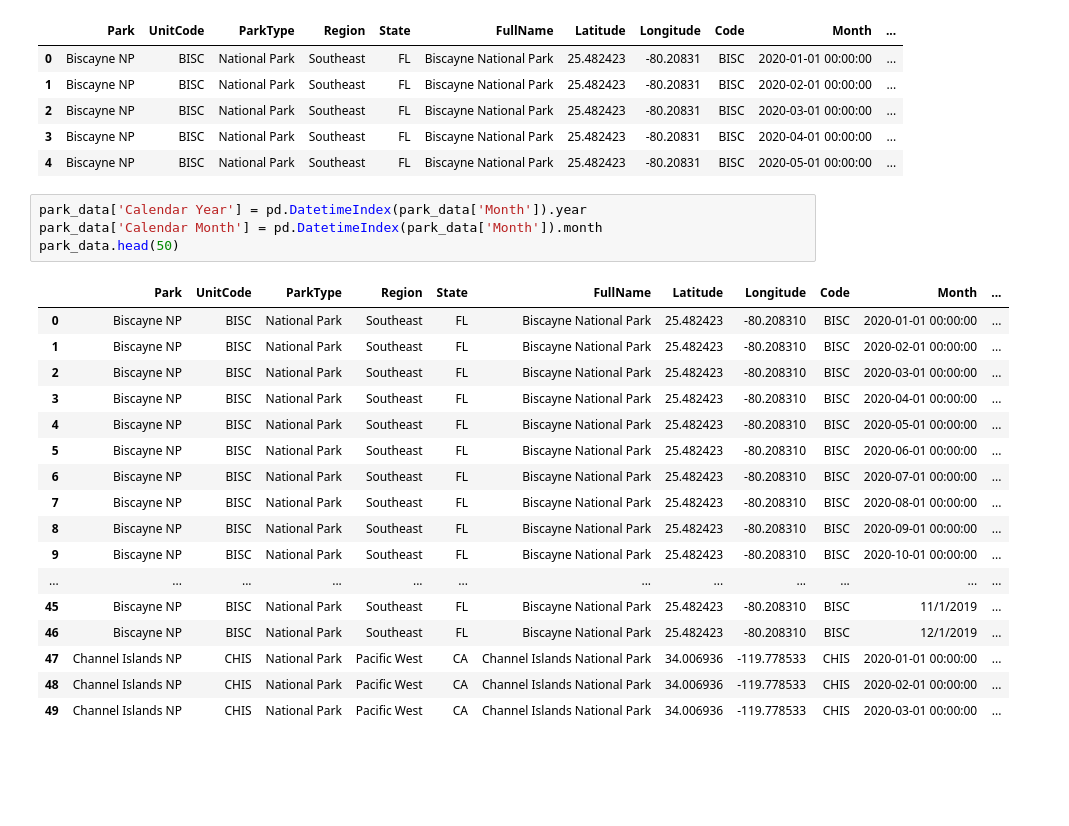
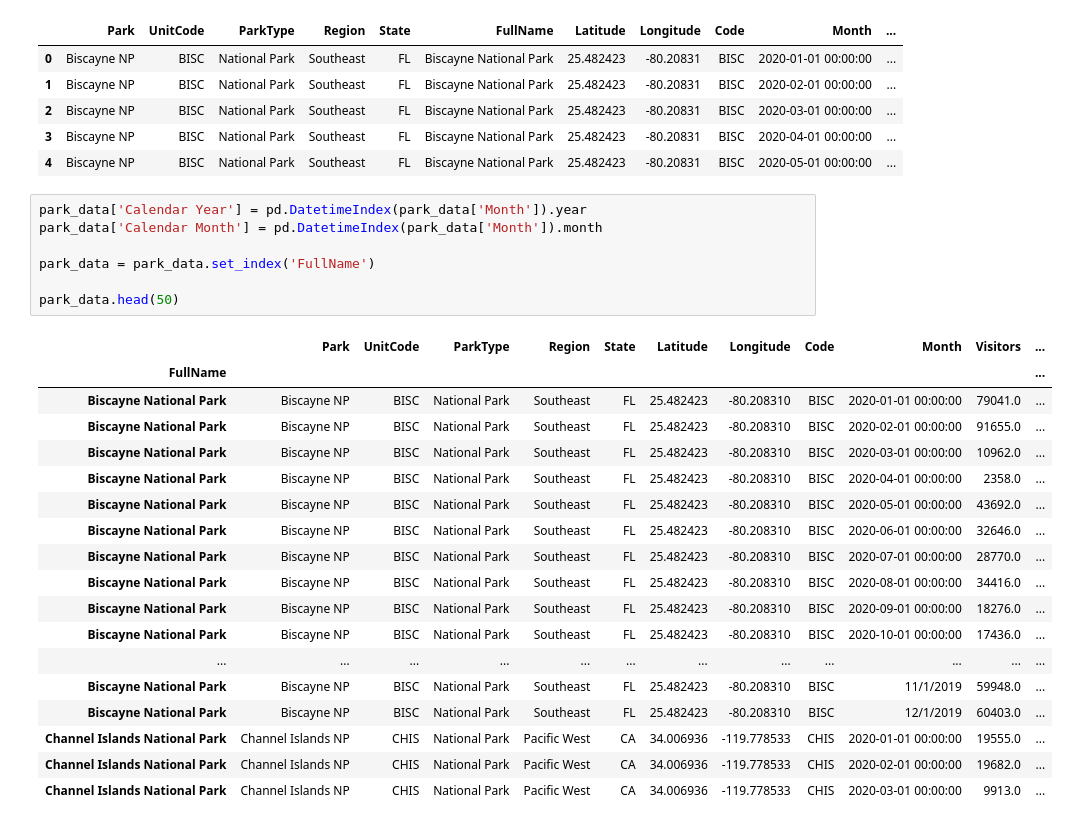
Before and after one commit to missymeyer/ProjectOne, a Jupyter notebook: Starter.ipynb, the cells around one changed output. Saved outputs shown, nothing was run; the diff lists cells and outputs as text; blank space fills up the shorter version.

```diff
--- a/Starter.ipynb
+++ b/Starter.ipynb
@@ -119,22 +120,26 @@ park_data.head()
 # %%
 park_data['Calendar Year'] = pd.DatetimeIndex(park_data['Month']).year
 park_data['Calendar Month'] = pd.DatetimeIndex(park_data['Month']).month
+
+park_data = park_data.set_index('FullName')
+
 park_data.head(50)
 # %% [output]
-|  | Park | UnitCode | ParkType | Region | State | FullName | Latitude | Longitude | Code | Month | ... |
-| 0 | Biscayne NP | BISC | National Park | Southeast | FL | Biscayne National Park | 25.482423 | -80.208310 | BISC | 2020-01-01 00:00:00 | ... |
-| 1 | Biscayne NP | BISC | National Park | Southeast | FL | Biscayne National Park | 25.482423 | -80.208310 | BISC | 2020-02-01 00:00:00 | ... |
-| 2 | Biscayne NP | BISC | National Park | Southeast | FL | Biscayne National Park | 25.482423 | -80.208310 | BISC | 2020-03-01 00:00:00 | ... |
-| 3 | Biscayne NP | BISC | National Park | Southeast | FL | Biscayne National Park | 25.482423 | -80.208310 | BISC | 2020-04-01 00:00:00 | ... |
-| 4 | Biscayne NP | BISC | National Park | Southeast | FL | Biscayne National Park | 25.482423 | -80.208310 | BISC | 2020-05-01 00:00:00 | ... |
-| 5 | Biscayne NP | BISC | National Park | Southeast | FL | Biscayne National Park | 25.482423 | -80.208310 | BISC | 2020-06-01 00:00:00 | ... |
-| 6 | Biscayne NP | BISC | National Park | Southeast | FL | Biscayne National Park | 25.482423 | -80.208310 | BISC | 2020-07-01 00:00:00 | ... |
-| 7 | Biscayne NP | BISC | National Park | Southeast | FL | Biscayne National Park | 25.482423 | -80.208310 | BISC | 2020-08-01 00:00:00 | ... |
-| 8 | Biscayne NP | BISC | National Park | Southeast | FL | Biscayne National Park | 25.482423 | -80.208310 | BISC | 2020-09-01 00:00:00 | ... |
-| 9 | Biscayne NP | BISC | National Park | Southeast | FL | Biscayne National Park | 25.482423 | -80.208310 | BISC | 2020-10-01 00:00:00 | ... |
+|  | Park | UnitCode | ParkType | Region | State | Latitude | Longitude | Code | Month | Visitors | ... |
+| FullName |  |  |  |  |  |  |  |  |  |  | ... |
+| Biscayne National Park | Biscayne NP | BISC | National Park | Southeast | FL | 25.482423 | -80.208310 | BISC | 2020-01-01 00:00:00 | 79041.0 | ... |
+| Biscayne National Park | Biscayne NP | BISC | National Park | Southeast | FL | 25.482423 | -80.208310 | BISC | 2020-02-01 00:00:00 | 91655.0 | ... |
+| Biscayne National Park | Biscayne NP | BISC | National Park | Southeast | FL | 25.482423 | -80.208310 | BISC | 2020-03-01 00:00:00 | 10962.0 | ... |
+| Biscayne National Park | Biscayne NP | BISC | National Park | Southeast | FL | 25.482423 | -80.208310 | BISC | 2020-04-01 00:00:00 | 2358.0 | ... |
+| Biscayne National Park | Biscayne NP | BISC | National Park | Southeast | FL | 25.482423 | -80.208310 | BISC | 2020-05-01 00:00:00 | 43692.0 | ... |
+| Biscayne National Park | Biscayne NP | BISC | National Park | Southeast | FL | 25.482423 | -80.208310 | BISC | 2020-06-01 00:00:00 | 32646.0 | ... |
+| Biscayne National Park | Biscayne NP | BISC | National Park | Southeast | FL | 25.482423 | -80.208310 | BISC | 2020-07-01 00:00:00 | 28770.0 | ... |
+| Biscayne National Park | Biscayne NP | BISC | National Park | Southeast | FL | 25.482423 | -80.208310 | BISC | 2020-08-01 00:00:00 | 34416.0 | ... |
+| Biscayne National Park | Biscayne NP | BISC | National Park | Southeast | FL | 25.482423 | -80.208310 | BISC | 2020-09-01 00:00:00 | 18276.0 | ... |
+| Biscayne National Park | Biscayne NP | BISC | National Park | Southeast | FL | 25.482423 | -80.208310 | BISC | 2020-10-01 00:00:00 | 17436.0 | ... |
 | ... | ... | ... | ... | ... | ... | ... | ... | ... | ... | ... | ... |
-| 45 | Biscayne NP | BISC | National Park | Southeast | FL | Biscayne National Park | 25.482423 | -80.208310 | BISC | 11/1/2019 | ... |
-| 46 | Biscayne NP | BISC | National Park | Southeast | FL | Biscayne National Park | 25.482423 | -80.208310 | BISC | 12/1/2019 | ... |
-| 47 | Channel Islands NP | CHIS | National Park | Pacific West | CA | Channel Islands National Park | 34.006936 | -119.778533 | CHIS | 2020-01-01 00:00:00 | ... |
-| 48 | Channel Islands NP | CHIS | National Park | Pacific West | CA | Channel Islands National Park | 34.006936 | -119.778533 | CHIS | 2020-02-01 00:00:00 | ... |
-| 49 | Channel Islands NP | CHIS | National Park | Pacific West | CA | Channel Islands National Park | 34.006936 | -119.778533 | CHIS | 2020-03-01 00:00:00 | ... |
+| Biscayne National Park | Biscayne NP | BISC | National Park | Southeast | FL | 25.482423 | -80.208310 | BISC | 11/1/2019 | 59948.0 | ... |
+| Biscayne National Park | Biscayne NP | BISC | National Park | Southeast | FL | 25.482423 | -80.208310 | BISC | 12/1/2019 | 60403.0 | ... |
+| Channel Islands National Park | Channel Islands NP | CHIS | National Park | Pacific West | CA | 34.006936 | -119.778533 | CHIS | 2020-01-01 00:00:00 | 19555.0 | ... |
+| Channel Islands National Park | Channel Islands NP | CHIS | National Park | Pacific West | CA | 34.006936 | -119.778533 | CHIS | 2020-02-01 00:00:00 | 19682.0 | ... |
+| Channel Islands National Park | Channel Islands NP | CHIS | National Park | Pacific West | CA | 34.006936 | -119.778533 | CHIS | 2020-03-01 00:00:00 | 9913.0 | ... |
```
Also changed, not shown: parts of 6 cells of this notebook.
